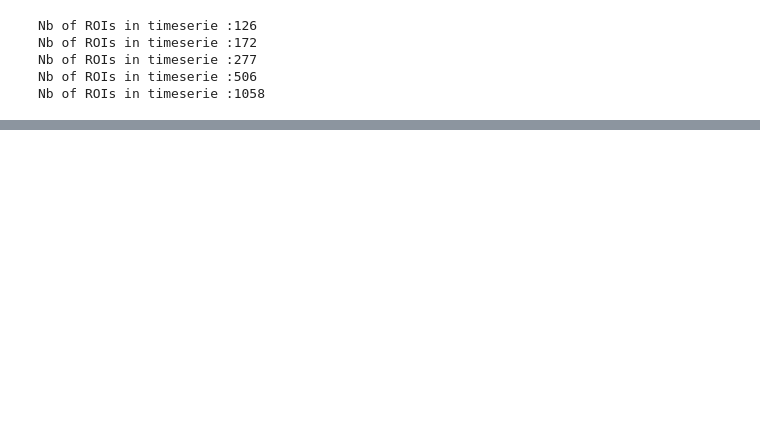
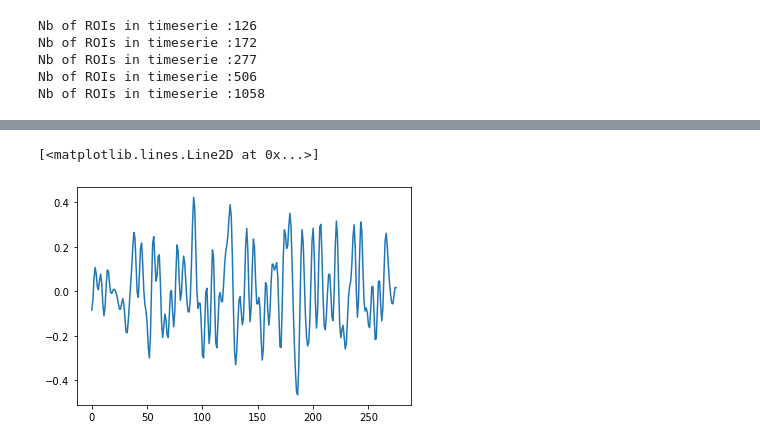
Before and after one commit to hugofluhr/gsp_neuro, a Jupyter notebook: notebooks/timeseries_xplore.ipynb, the cells around one changed output, grey strips where cells are left out. Drawn from its saved outputs; the diff is of its cells as text; code cells hidden in the pictures; blank space fills up the shorter version.

```diff
--- a/notebooks/timeseries_xplore.ipynb
+++ b/notebooks/timeseries_xplore.ipynb
@@ -28,0 +30,5 @@ plt.matshow(ts, fignum=0)
+# %%
+plt.plot(np.nanmean(ts, axis=0))
+# %% [output]
+[<matplotlib.lines.Line2D at 0x...>]
+[figure, added]
```
Also changed, not shown: parts of 4 cells of this notebook, 2 other files.
